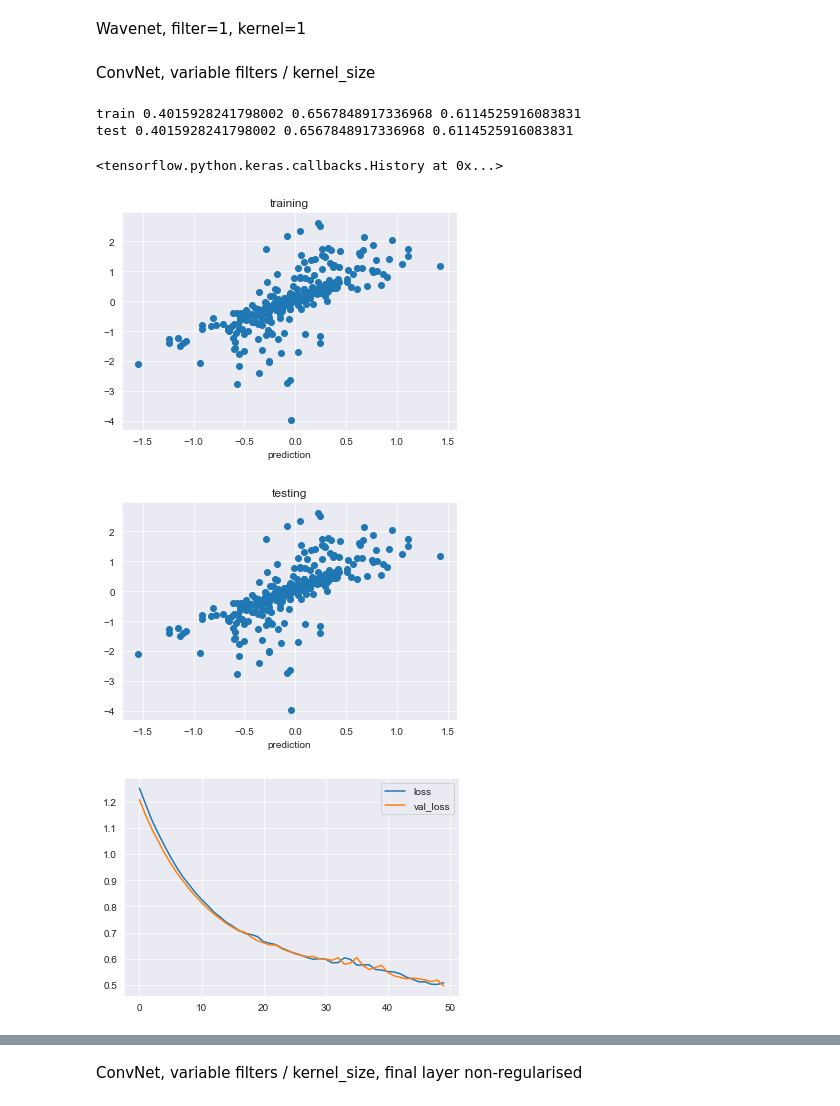
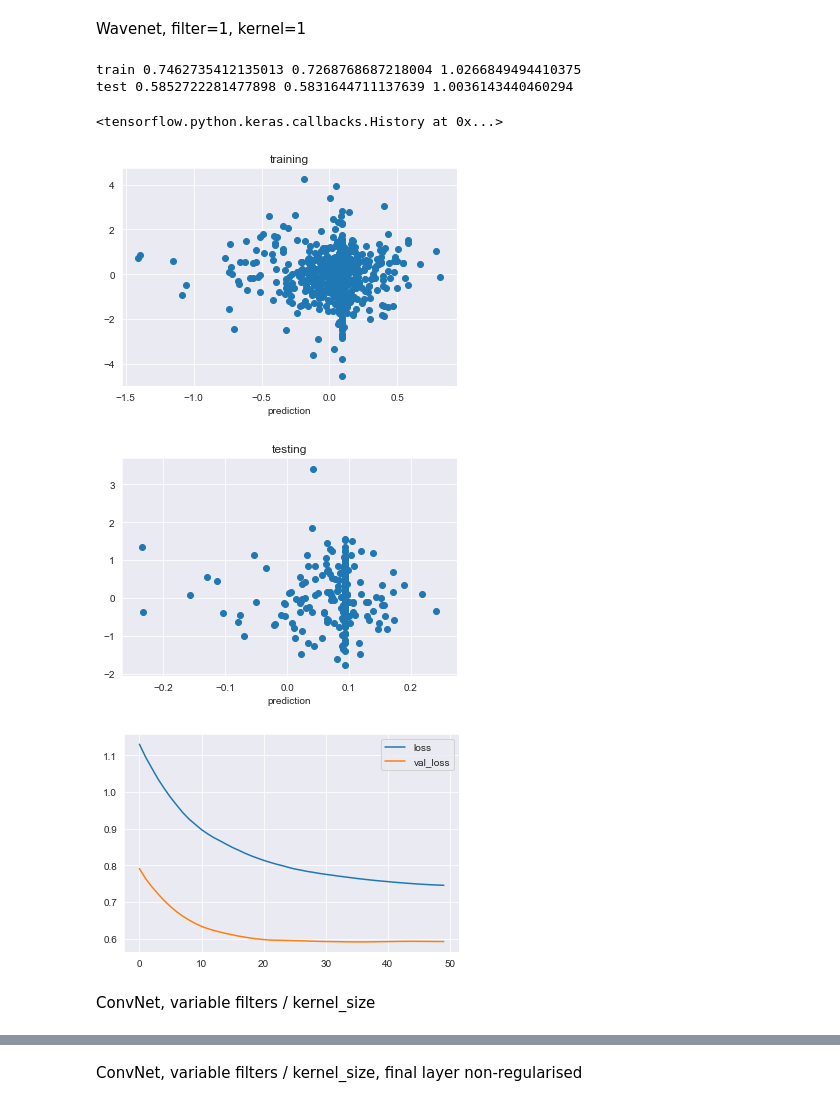
Before and after one commit to navin9292/Google_Wavenet-_Model, a Jupyter notebook: wavenet.ipynb, the cells around one changed output, grey strips where cells are left out. Cells and saved outputs as stored; diff of their text form; code cells hidden in the pictures.

```diff
--- a/wavenet.ipynb
+++ b/wavenet.ipynb
@@ -77,8 +83,9 @@ print('\n--- Test set adjusted')
 # %%
+win_length = 2 ** (4-1) * 2
 from tensorflow.keras.preprocessing.sequence import TimeseriesGenerator
-train_gen_df = data_train_prod['^GSPC']
-test_gen_df = data_test_prod['^GSPC']
-train_data_gen = TimeseriesGenerator(train_gen_df.values, train_gen_df, length=30)
-test_data_gen = TimeseriesGenerator(test_gen_df.values, test_gen_df, length=30)
+train_gen_df = data_train_prod['EURUSD=X']
+test_gen_df = data_test_prod['EURUSD=X']
+train_data_gen = TimeseriesGenerator(train_gen_df.values, train_gen_df, length=win_length)
+test_data_gen = TimeseriesGenerator(test_gen_df.values, test_gen_df, length=win_length)
 train_data_gen[0][0].shape
 # %% [output]
@@ -158,0 +154,14 @@ test 0.8802986422019727 0.8802129578053762 1.0000973450752306
+# %%
+def wave_one():
+    x = i = Input(shape=(win_length, 1))
+    x = BatchNormalization()(x)
+    x, _ = WaveNetBlock(filters=1, kernel_size=2, dilation_rate=2**1, activation='relu')(x)
+    x, _ = WaveNetBlock(filters=1, kernel_size=2, dilation_rate=2**2, activation='relu')(x)
+    x, _ = WaveNetBlock(filters=1, kernel_size=2, dilation_rate=2**3, activation='relu')(x)
+    x, _ = WaveNetBlock(filters=1, kernel_size=2, dilation_rate=2**4, activation='relu')(x)
+
+    x = Convolution1D(filters=1, kernel_size=1, dilation_rate=1, padding='same', activation='relu')(x)
+    x = Flatten()(x)
+    x = Dense(1, activation='linear', kernel_regularizer='l2')(x)
+    model = keras.Model(i, x)
+    return model
@@ -183,27 +235,15 @@ hist
+# %%
+model = wave_one()
+model.compile(optimizer=tensorflow.keras.optimizers.Adam(1e-3), loss='mae')
+hist = model.fit(train_data_gen, epochs=50, validation_data=test_data_gen, verbose=0)
+evaluate_model(model, hist)
+hist
+# %% [output]
+train 0.7462735412135013 0.7268768687218004 1.0266849494410375
+test 0.5852722281477898 0.5831644711137639 1.0036143440460294
+<tensorflow.python.keras.callbacks.History at 0x...>
+[figure, added]
+[figure, added]
+[figure, added]
 # %% [markdown]
 ConvNet, variable filters / kernel_size
-# %%
-x = i = Input(shape=(30, 1))
-x = BatchNormalization()(x)
-x = Convolution1D(filters=4, kernel_size=8, dilation_rate=1, padding='same', activation='relu')(x)
-x = Convolution1D(filters=8, kernel_size=4, dilation_rate=2, padding='same', activation='relu')(x)
-x = Convolution1D(filters=16, kernel_size=2, dilation_rate=4, padding='same', activation='relu')(x)
-x = Convolution1D(filters=32, kernel_size=1, dilation_rate=8, padding='same', activation='relu')(x)
-x = Flatten()(x)
-x = Dense(30, activation='relu', kernel_regularizer='l2')(x)
-# x = Dense(30, activation='relu', kernel_regularizer='l2')(x)
-x = Dense(1, activation='linear', kernel_regularizer='l2')(x)
-
-
-model = keras.Model(i, x)
-model.compile(optimizer=tensorflow.keras.optimizers.Adam(1e-3), loss='mae')
-hist = model.fit(train_data_gen, epochs=50, validation_data=test_data_gen, verbose=0)
-evaluate_model(model, hist)
-hist
-# %% [output]
-train 0.4015928241798002 0.6567848917336968 0.6114525916083831
-test 0.4015928241798002 0.6567848917336968 0.6114525916083831
-<tensorflow.python.keras.callbacks.History at 0x...>
-[figure, removed]
-[figure, removed]
-[figure, removed]
```
Also changed, not shown: parts of 19 cells of this notebook.
